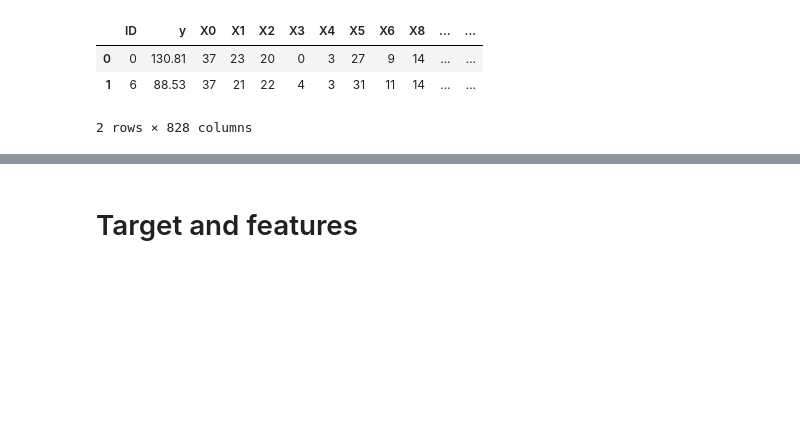
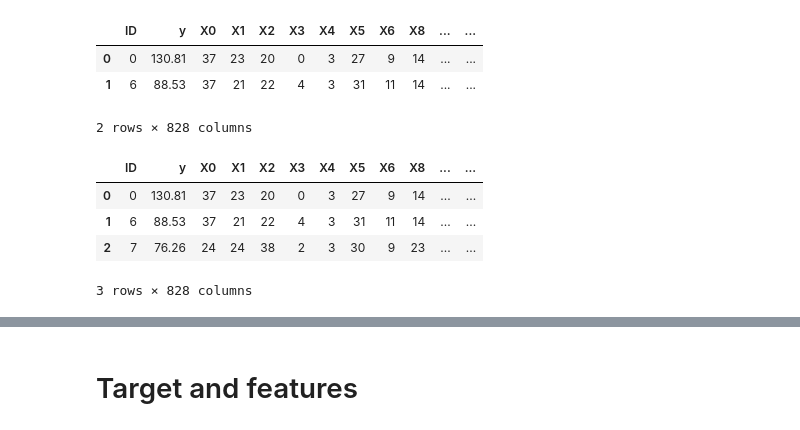
Before and after one commit to Weenkus/Mercedes-Benz-Greener-Manufacturing, a Jupyter notebook: code/keras_models.ipynb, the cells around one changed output, grey strips where cells are left out. Cells and saved outputs as stored; diff of their text form; code cells hidden in the pictures; blank space fills up the shorter version.

```diff
--- a/code/keras_models.ipynb
+++ b/code/keras_models.ipynb
@@ -118,0 +137,8 @@ train.head(2)
+# %%
+train.head(3)
+# %% [output]
+|  | ID | y | X0 | X1 | X2 | X3 | X4 | X5 | X6 | X8 | ... | ... |
+| 0 | 0 | 130.81 | 37 | 23 | 20 | 0 | 3 | 27 | 9 | 14 | ... | ... |
+| 1 | 6 | 88.53 | 37 | 21 | 22 | 4 | 3 | 31 | 11 | 14 | ... | ... |
+| 2 | 7 | 76.26 | 24 | 24 | 38 | 2 | 3 | 30 | 9 | 23 | ... | ... |
+3 rows × 828 columns
```
Also changed, not shown: parts of 36 cells of this notebook.
